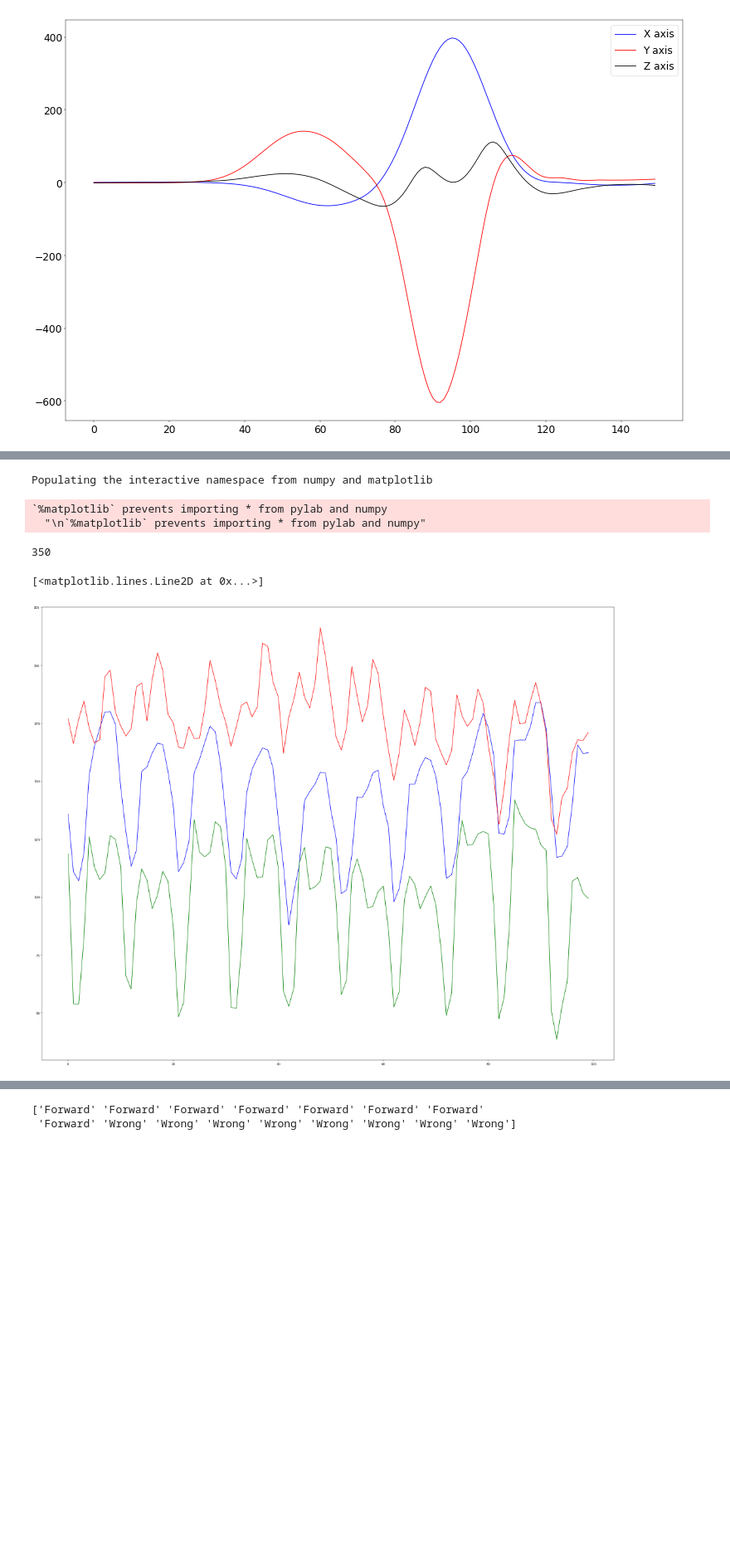
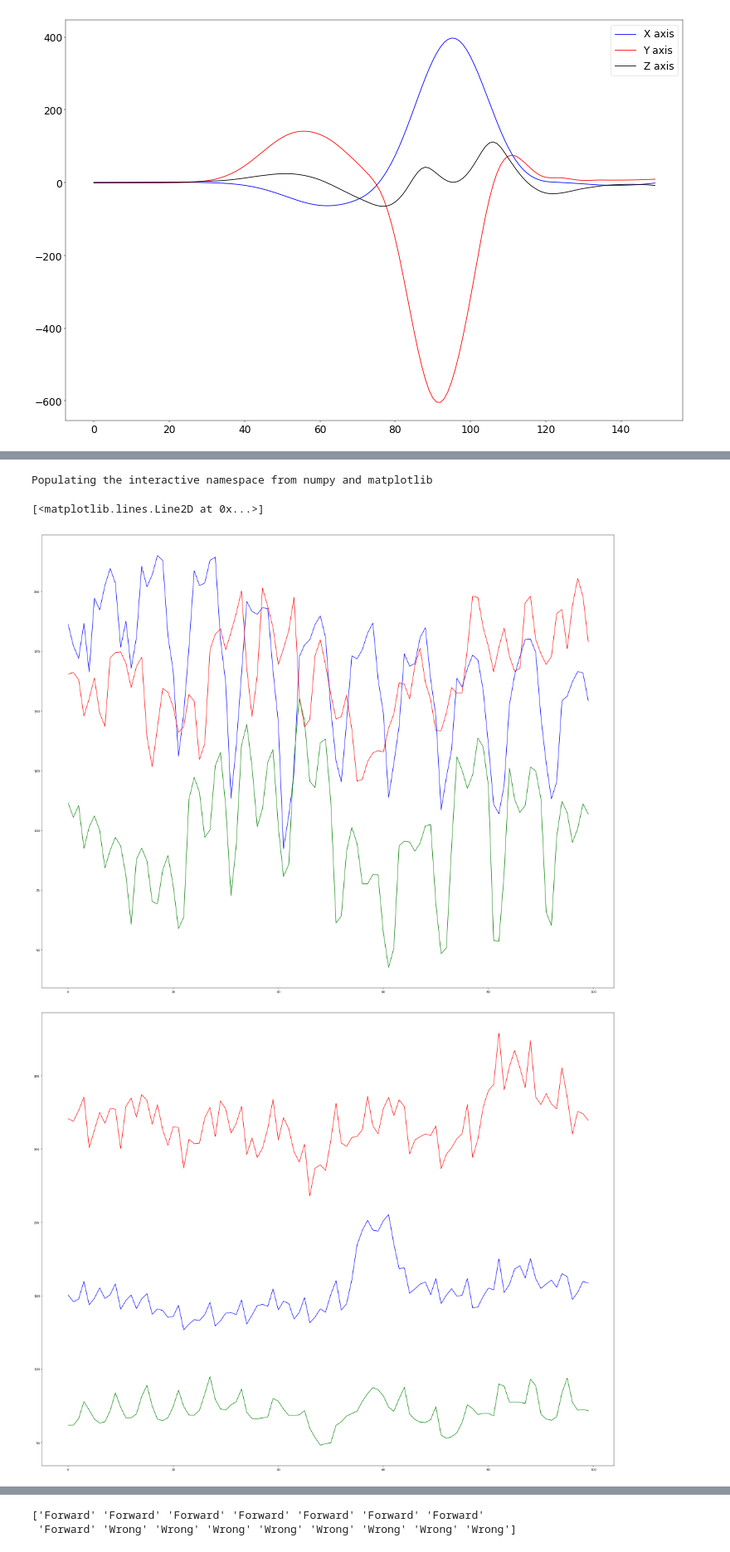
Before and after one commit to n3hrox/Biometric-analysis, a Jupyter notebook: gyro_data.ipynb, the cells around one changed output, grey strips where cells are left out. Shown at 83% size. Saved outputs shown, nothing was run; the diff lists cells and outputs as text; code cells hidden in the pictures; blank space fills up the shorter version.

Commit message:
Add backward gesture ML

```diff
--- a/gyro_data.ipynb
+++ b/gyro_data.ipynb
@@ -102,6 +154,18 @@ from dtw import dtw
 x_normal = gyro_data_forward['X']
 y_normal = gyro_data_forward['Y']
 z_normal = gyro_data_forward['Z']
+
+x_backward = gyro_data_backward['X']
+y_backward = gyro_data_backward['Y']
+z_backward = gyro_data_backward['Z']
+
+x_backward = savgol_filter(list(x_backward), 21, 2)
+x_backward = savgol_filter(list(x_backward), 51, 2)
+y_backward = savgol_filter(list(y_backward), 31, 2)
+y_backward = savgol_filter(list(y_backward), 51, 2)
+z_backward = savgol_filter(list(z_backward), 11, 2)
+z_backward = savgol_filter(list(z_backward), 21, 2)
+
 
 # forward data normalization
 x_normal = savgol_filter(list(x_normal), 21, 2)
@@ -111,16 +175,25 @@ y_normal = savgol_filter(list(y_normal), 51, 2)
 z_normal = savgol_filter(list(z_normal), 11, 2)
 z_normal = savgol_filter(list(z_normal), 21, 2)
 
+
+n_backward_x = x_reference_backward
+n_backward_y = y_reference_backward
+n_backward_z = z_reference_backward
 n_x = x_reference
 n_y = y_reference
 n_z = z_reference
 dtw_x_data = []
 dtw_y_data = []
 dtw_z_data = []
+dtw_x_backward_data = []
+dtw_y_backward_data = []
+dtw_z_backward_data = []
 # this simple for loop calculates the similarities between reference model
 # and given time-window (ie. from 100 to 250)
 dtw_step = 20
-for it in range(0, 8000, dtw_step):
+
+for it in range(0, 7000, dtw_step):
+
     k_x = x_normal[it:it+150]
     k_y = y_normal[it:it+150]
     k_z = z_normal[it:it+150]
@@ -130,30 +203,44 @@ for it in range(0, 8000, dtw_step):
     dtw_x_data.append(mean(cost_x))
     dtw_y_data.append(mean(cost_y))
     dtw_z_data.append(mean(cost_z))
+    """
+    Comment section below to calculate only forward data
+    (reduces computation time)
+    """
+    k_backward_x = x_backward[it:it+150]
+    k_backward_y = y_backward[it:it+150]
+    k_backward_z = z_backward[it:it+150]
+    dist_backward_x, cost_backward_x, *_ = dtw(k_backward_x, n_backward_x, dist=lambda k, n: norm(k - n))
+    dist_backward_y, cost_backward_y, *_ = dtw(k_backward_y, n_backward_y, dist=lambda k, n: norm(k - n))
+    dist_backward_z, cost_backward_z, *_ = dtw(k_backward_z, n_backward_z, dist=lambda k, n: norm(k - n))
+    dtw_x_backward_data.append(mean(cost_backward_x))
+    dtw_y_backward_data.append(mean(cost_backward_y))
+    dtw_z_backward_data.append(mean(cost_backward_z))
 # %% [output]
 Populating the interactive namespace from numpy and matplotlib
-`%matplotlib` prevents importing * from pylab and numpy
-  "\n`%matplotlib` prevents importing * from pylab and numpy"
 # %%
 # Plot showing where local minimums are (these are the indexes we are searching for).
 # Roughly every 150 indexes there should occur next minimum.
-print(len(dtw_x_data))
 
-TMP_START = 130
-TMP_END = 230
+TMP_START = 50
+TMP_END = 150
 
 
+fig3 = plt.figure(figsize=(32, 26), dpi=40, facecolor='w', edgecolor='k')
 xaxis = list(range(len(dtw_x_data[TMP_START:TMP_END])))
-fig3 = plt.figure(figsize=(32, 26), dpi=40, facecolor='w', edgecolor='k')
 plt.plot(xaxis, dtw_x_data[TMP_START:TMP_END], color="blue", label="data")
+plt.plot(xaxis, dtw_y_data[TMP_START:TMP_END], color="red", label="data")
+plt.plot(xaxis, dtw_z_data[TMP_START:TMP_END], color="green", label="data")
 
-plt.plot(xaxis, dtw_y_data[TMP_START:TMP_END], color="red", label="data")
-
-plt.plot(xaxis, dtw_z_data[TMP_START:TMP_END], color="green", label="data")
+fig4 = plt.figure(figsize=(32, 26), dpi=40, facecolor='w', edgecolor='k')
+xaxis = list(range(len(dtw_x_backward_data[TMP_START:TMP_END])))
+plt.plot(xaxis, dtw_x_backward_data[TMP_START:TMP_END], color='blue')
+plt.plot(xaxis, dtw_y_backward_data[TMP_START:TMP_END], color='red')
+plt.plot(xaxis, dtw_z_backward_data[TMP_START:TMP_END], color='green')
 # %% [output]
-350
+[<matplotlib.lines.Line2D at 0x...>]
-[<matplotlib.lines.Line2D at 0x...>]
-[figure, old version]
+[figure, new version]
+[figure, added]
 # %%
 minima_indexes = []
 maxima_indexes = []
```
Also changed, not shown: parts of 4 cells of this notebook, 2 other files.
